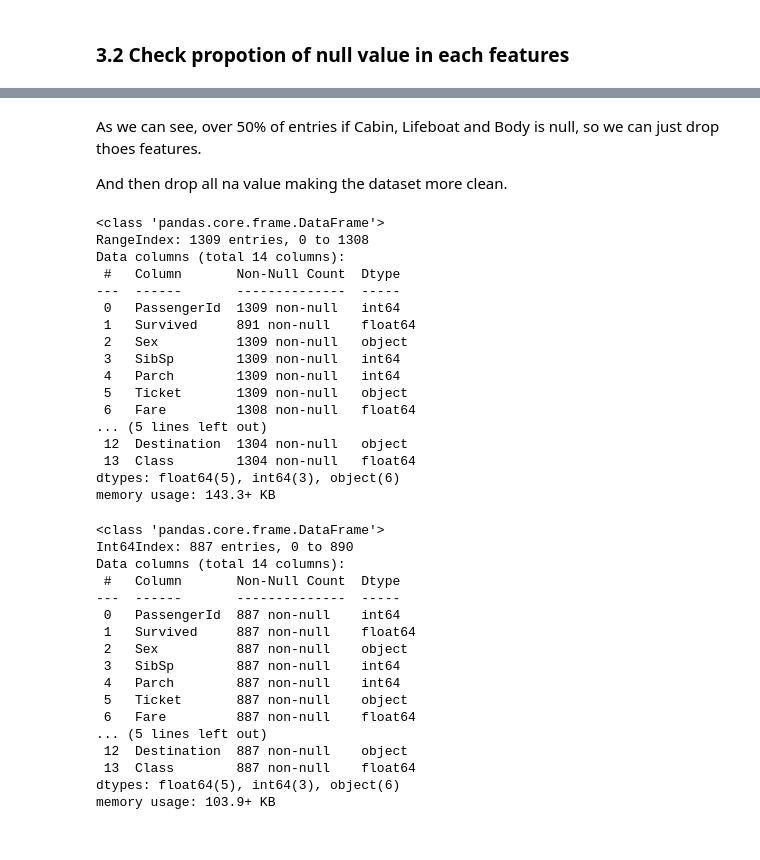
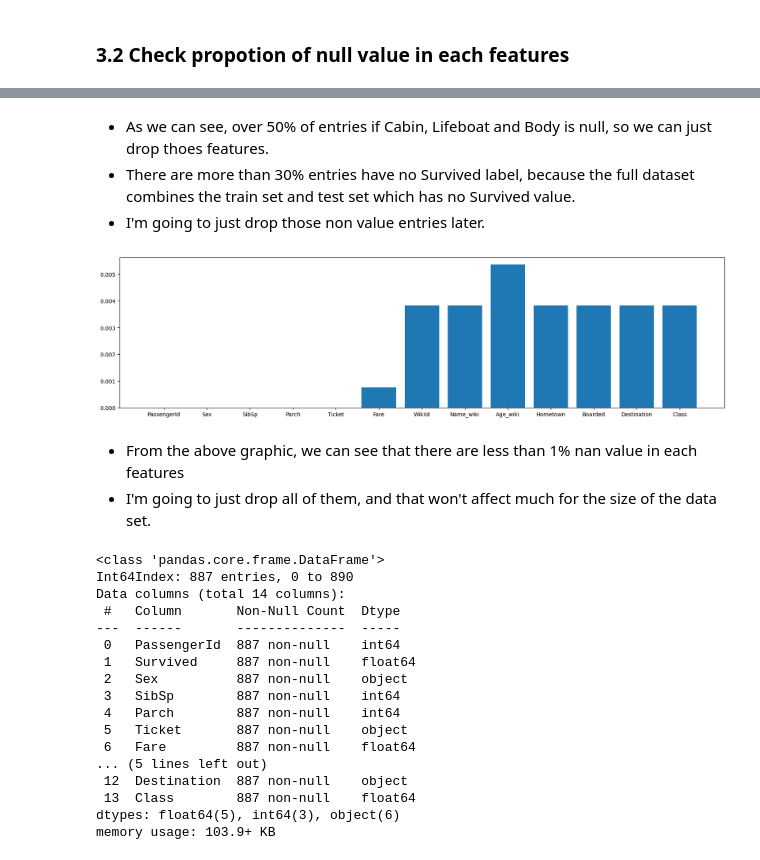
Before and after one commit to RockDeng110/titanic-predictions, a Jupyter notebook: titanic-prediction.ipynb, the cells around one changed output, grey strips where cells are left out. Cells and saved outputs as stored; diff of their text form; code cells hidden in the pictures.

```diff
--- a/titanic-prediction.ipynb
+++ b/titanic-prediction.ipynb
@@ -162,18 +164,20 @@ memory usage: 174.0+ KB
 # %% [markdown]
 ### 3.2 Check propotion of null value in each features
 # %%
-print(df.columns)
-propotions = []
-features = []
-for var in df.columns:
-    p = df[var].isnull().sum()  / len(df[var])
-    propotions.append(p)
-    features.append(var)
-    #print("Feature: {}  null value propotion:{}".format(var, p))
-print(features)
-print(propotions)
 
-fig = plt.figure(figsize = (20, 5))
-plt.bar(features, propotions)
-plt.show()
+def null_propotion(df):
+    propotions = []
+    features = []
+    for var in df.columns:
+        p = df[var].isnull().sum()  / len(df[var])
+        propotions.append(p)
+        features.append(var)
+        #print("Feature: {}  null value propotion:{}".format(var, p))
+    #print(features)
+    #print(propotions)
+
+    fig = plt.figure(figsize = (20, 5))
+    plt.bar(features, propotions)
+    plt.show()
+null_propotion(df)
 # %% [output]
@@ -186,30 +184,18 @@ Index(['PassengerId', 'Survived', 'Sex', 'SibSp', 'Parch', 'Ticket', 'Fare',
 [figure]
 # %% [markdown]
-As we can see, over 50% of entries if Cabin, Lifeboat and Body is null, so we can just drop thoes features.
-
-And then drop all na value making the dataset more clean.
+* As we can see, over 50% of entries if Cabin, Lifeboat and Body is null, so we can just drop thoes features.
+* There are more than 30% entries have no Survived label, because the full dataset combines the train set and test set which has no Survived value.
+* I'm going to just drop those non value entries later.
 # %%
 null_features = ['Cabin', 'Lifeboat', 'Body']
 df = df.drop(null_features, axis=1)
-df.info()
-# %% [output]
-<class 'pandas.core.frame.DataFrame'>
-RangeIndex: 1309 entries, 0 to 1308
-Data columns (total 14 columns):
- #   Column       Non-Null Count  Dtype
----  ------       --------------  -----
- 0   PassengerId  1309 non-null   int64
- 1   Survived     891 non-null    float64
- 2   Sex          1309 non-null   object
- 3   SibSp        1309 non-null   int64
- 4   Parch        1309 non-null   int64
- 5   Ticket       1309 non-null   object
- 6   Fare         1308 non-null   float64
-... (5 lines left out)
- 12  Destination  1304 non-null   object
- 13  Class        1304 non-null   float64
-dtypes: float64(5), int64(3), object(6)
-memory usage: 143.3+ KB
+# %%
+null_propotion(df.drop(['Survived'], axis=1))
+# %% [output]
+[figure, added]
+# %% [markdown]
+* From the above graphic, we can see that there are less than 1% nan value in each features
+* I'm going to just drop all of them, and that won't affect much for the size of the data set.
 # %%
 df = df.dropna()
 df.info()
```
Also changed, not shown: parts of 85 cells of this notebook, 2 other files.
